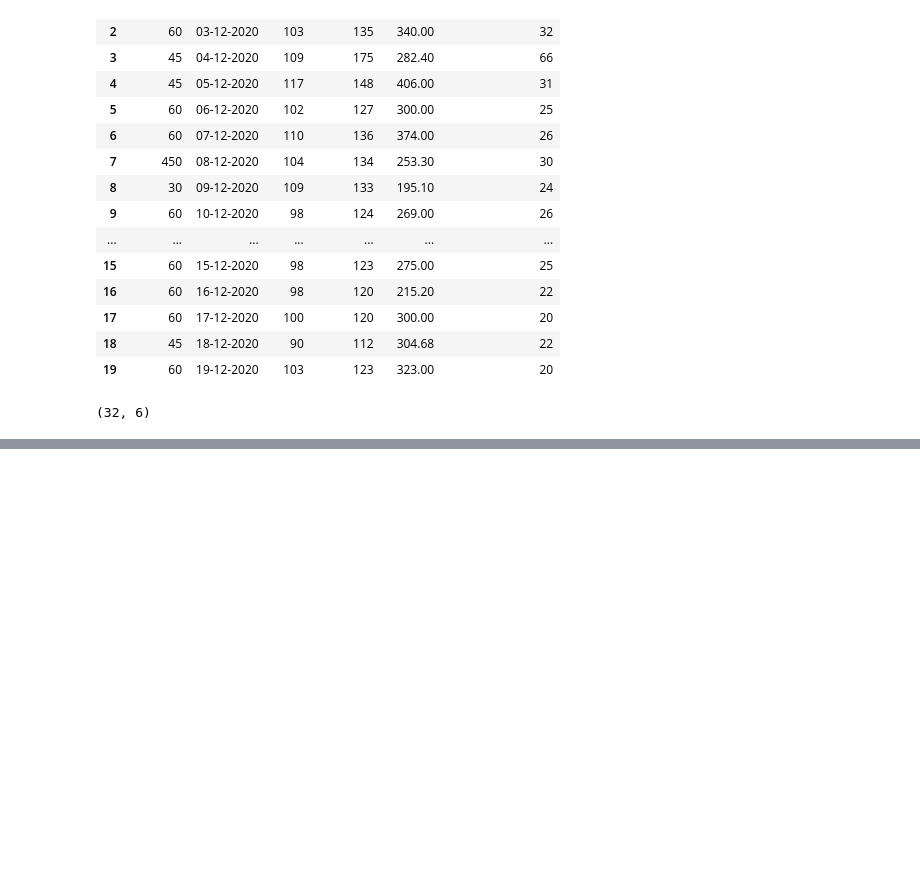
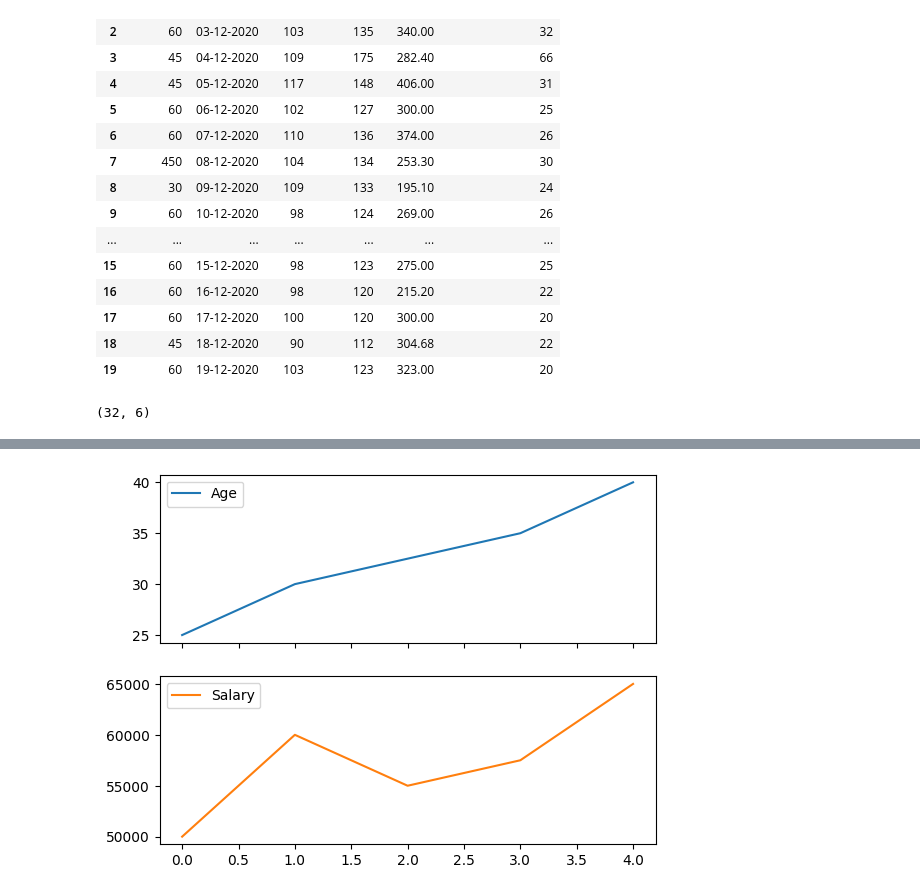
Before and after one commit to carlosviniharo/DEA113-G1, a Jupyter notebook: EDA.ipynb, the cells around one changed output, grey strips where cells are left out. Cells and saved outputs as stored; diff of their text form; code cells hidden in the pictures; blank space fills up the shorter version.

```diff
--- a/EDA.ipynb
+++ b/EDA.ipynb
@@ -188,0 +204,7 @@ print(data.shape)
+# %%
+tempData = pd.DataFrame({
+    'Age': [25, 30, np.nan, 35, 40],
+    'Salary': [50000, 60000, 55000, np.nan, 65000],
+    'City': ['New York', 'San Francisco', np.nan, 'Chicago', 'New York']
+})
+tempData
@@ -188,0 +226,7 @@ print(data.shape)
+# %%
+tempData['Age'].fillna(tempData['Age'].mean(), inplace=True)
+print ("Mean of Age is:", tempData ['Age'].mean())
+tempData['Salary'].fillna(tempData['Salary'].median(), inplace=True)
+print ("Median of Salary is:", tempData ['Salary'].median())
+tempData['City'].fillna(tempData['City'].mode()[0], inplace=True)
+print ("Mode of City is:", tempData ['City'].mode())
@@ -188,0 +255,5 @@ print(data.shape)
+# %%
+tempData.plot(kind= 'line', subplots= True)
+plt.show()
+# %% [output]
+[figure, added]
```
Also changed, not shown: parts of 13 cells of this notebook.
